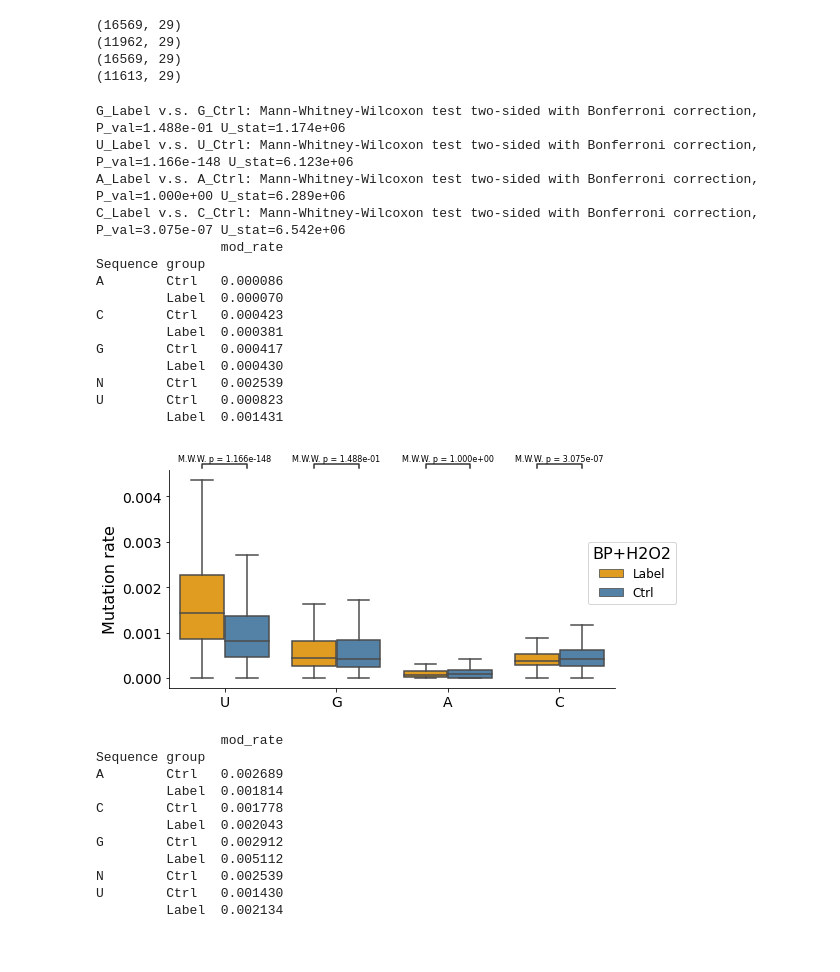
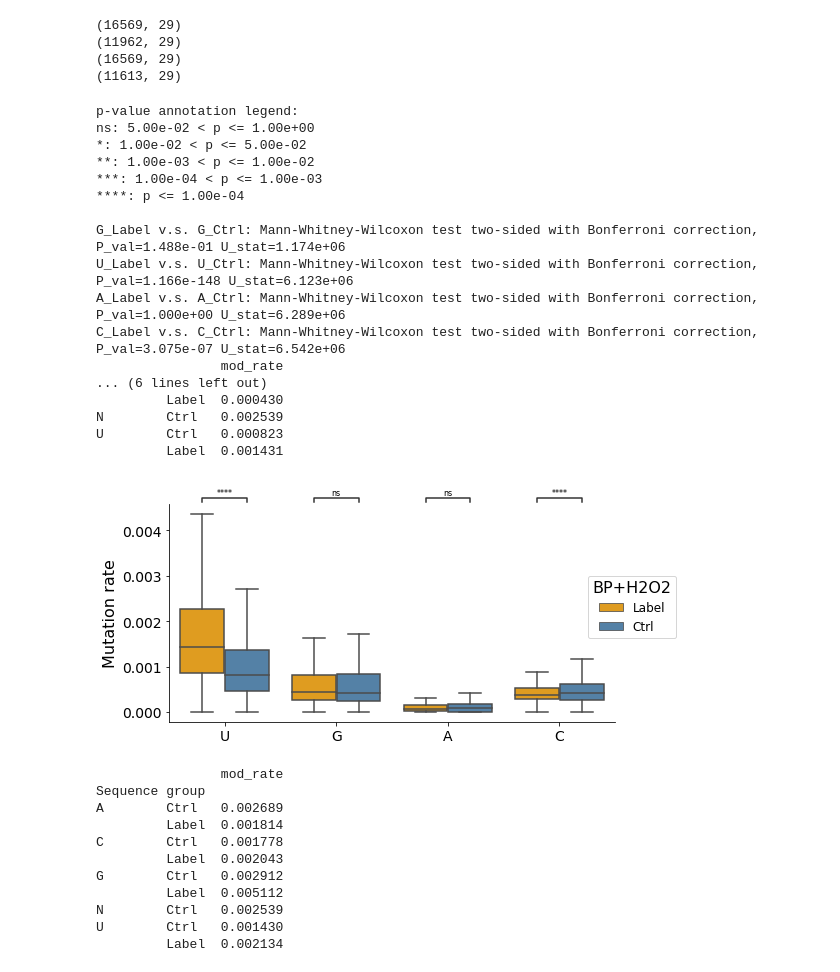
Before and after one commit to QSQX-HAN/PRADA-RNA_Structuromics, a Jupyter notebook: analysis/Extend_Fig7/Extend_Figure_7g-7l.ipynb, the cells around one changed output. Saved outputs shown, nothing was run; the diff lists cells and outputs as text; code cells hidden in the pictures.

```diff
--- a/analysis/Extend_Fig7/Extend_Figure_7g-7l.ipynb
+++ b/analysis/Extend_Fig7/Extend_Figure_7g-7l.ipynb
@@ -53,41 +53,43 @@ ax = sns.boxplot(data=dplot, x='Sequence',y='mod_rate', hue='group',showfliers =
 plt.title(' ',fontsize = 18)
 plt.xlabel('',fontsize = 16)
 plt.ylabel('Mutation rate',fontsize = 16)
 plt.xticks(fontsize = 14)
 plt.yticks(fontsize = 14)
 legend=plt.legend(loc='best', title='BP+H2O2',bbox_to_anchor=(1.15, 0.7),prop={'size': 12})
 legend.get_title().set_fontsize('16')
 ax.spines[['right', 'top']].set_visible(False)
 
 add_stat_annotation(ax, data=dplot, x='Sequence',y='mod_rate', hue='group', order=order,
                     box_pairs = [(("U", 'Label'), ("U", 'Ctrl')),
                                  (("A", 'Label'), ("A", 'Ctrl')),
                                  (("C", 'Label'), ("C", 'Ctrl')),
                                  (("G", 'Label'), ("G", 'Ctrl'))
                                 ],
-                    test="Mann-Whitney", text_format='full', loc='outside', line_offset_to_box=0.01, verbose=1,fontsize=8)
+                    test="Mann-Whitney", text_format='star', loc='outside', line_offset_to_box=0.01, verbose=1,fontsize=8)
 
 dir_out = './Data/'
 plt.savefig(dir_out+'Extend_Fig7g_s4U_PRADA_BPH2O2_mutrate_label_vs_Ctrl.pdf',bbox_inches='tight', dpi=300)
 
 print(dplot.groupby(['Sequence','group']).median()[['mod_rate']])
 # %% [output]
+p-value annotation legend:
+ns: 5.00e-02 < p <= 1.00e+00
+*: 1.00e-02 < p <= 5.00e-02
+**: 1.00e-03 < p <= 1.00e-02
+***: 1.00e-04 < p <= 1.00e-03
+****: p <= 1.00e-04
+
 G_Label v.s. G_Ctrl: Mann-Whitney-Wilcoxon test two-sided with Bonferroni correction, P_val=1.488e-01 U_stat=1.174e+06
 U_Label v.s. U_Ctrl: Mann-Whitney-Wilcoxon test two-sided with Bonferroni correction, P_val=1.166e-148 U_stat=6.123e+06
 A_Label v.s. A_Ctrl: Mann-Whitney-Wilcoxon test two-sided with Bonferroni correction, P_val=1.000e+00 U_stat=6.289e+06
 C_Label v.s. C_Ctrl: Mann-Whitney-Wilcoxon test two-sided with Bonferroni correction, P_val=3.075e-07 U_stat=6.542e+06
                 mod_rate
-Sequence group
-A        Ctrl   0.000086
-         Label  0.000070
-C        Ctrl   0.000423
-         Label  0.000381
-G        Ctrl   0.000417
+... (6 lines left out)
          Label  0.000430
 N        Ctrl   0.002539
 U        Ctrl   0.000823
          Label  0.001431
-[figure, old version]
+[figure, new version]
 # %%
 print(dplot.groupby(['Sequence','group']).mean()[['mod_rate']])
 # %% [output]
```
Also changed, not shown: parts of 3 cells of this notebook, 5 other files.
